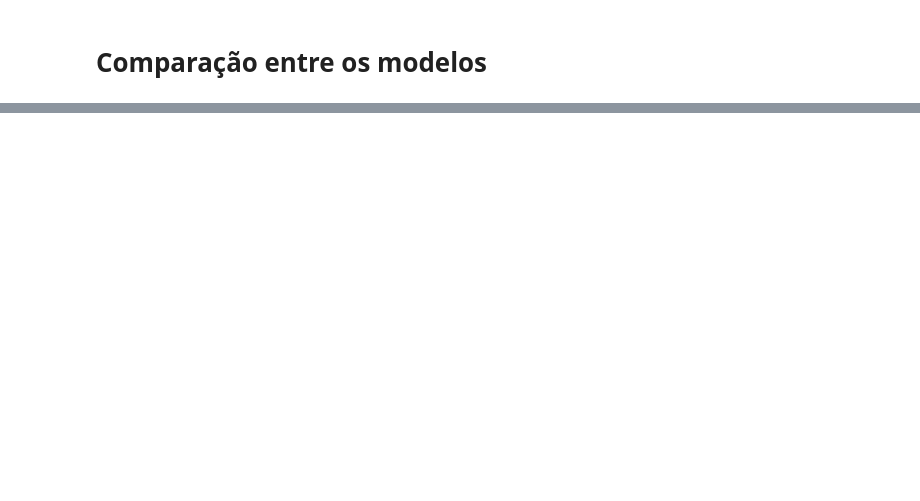
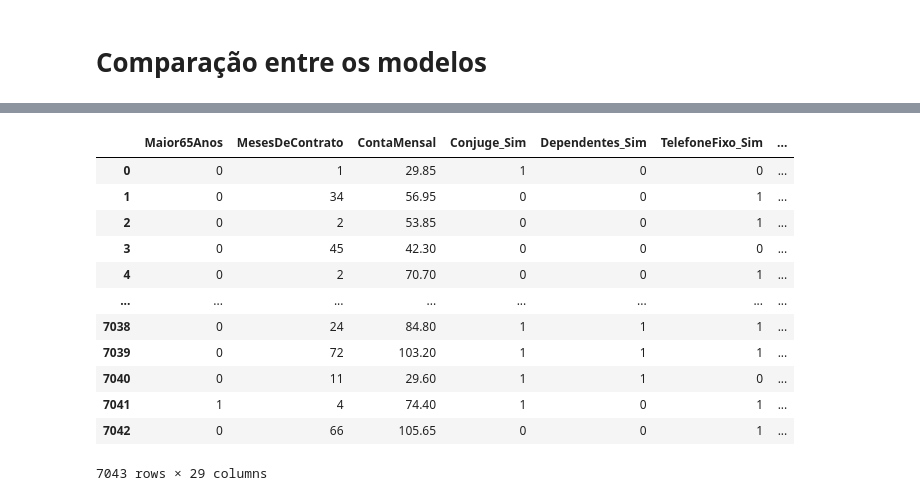
Before and after one commit to chzandonai/churn-detection, a Jupyter notebook: notebooks/Untitled.ipynb, the cells around one changed output, grey strips where cells are left out. Saved outputs shown, nothing was run; the diff lists cells and outputs as text; code cells hidden in the pictures; blank space fills up the shorter version.

```diff
--- a/notebooks/Untitled.ipynb
+++ b/notebooks/Untitled.ipynb
@@ -244,0 +260,16 @@ O score AUC ROC do Árvore de Decisão é: 0.7676420644585856
+# %%
+pd.get_dummies(df_raw,drop_first=True)
+# %% [output]
+|  | Maior65Anos | MesesDeContrato | ContaMensal | Conjuge_Sim | Dependentes_Sim | TelefoneFixo_Sim | ... |
+| 0 | 0 | 1 | 29.85 | 1 | 0 | 0 | ... |
+| 1 | 0 | 34 | 56.95 | 0 | 0 | 1 | ... |
+| 2 | 0 | 2 | 53.85 | 0 | 0 | 1 | ... |
+| 3 | 0 | 45 | 42.30 | 0 | 0 | 0 | ... |
+| 4 | 0 | 2 | 70.70 | 0 | 0 | 1 | ... |
+| ... | ... | ... | ... | ... | ... | ... | ... |
+| 7038 | 0 | 24 | 84.80 | 1 | 1 | 1 | ... |
+| 7039 | 0 | 72 | 103.20 | 1 | 1 | 1 | ... |
+| 7040 | 0 | 11 | 29.60 | 1 | 1 | 0 | ... |
+| 7041 | 1 | 4 | 74.40 | 1 | 0 | 1 | ... |
+| 7042 | 0 | 66 | 105.65 | 0 | 0 | 1 | ... |
+7043 rows × 29 columns
```
Also changed, not shown: parts of 19 cells of this notebook.
